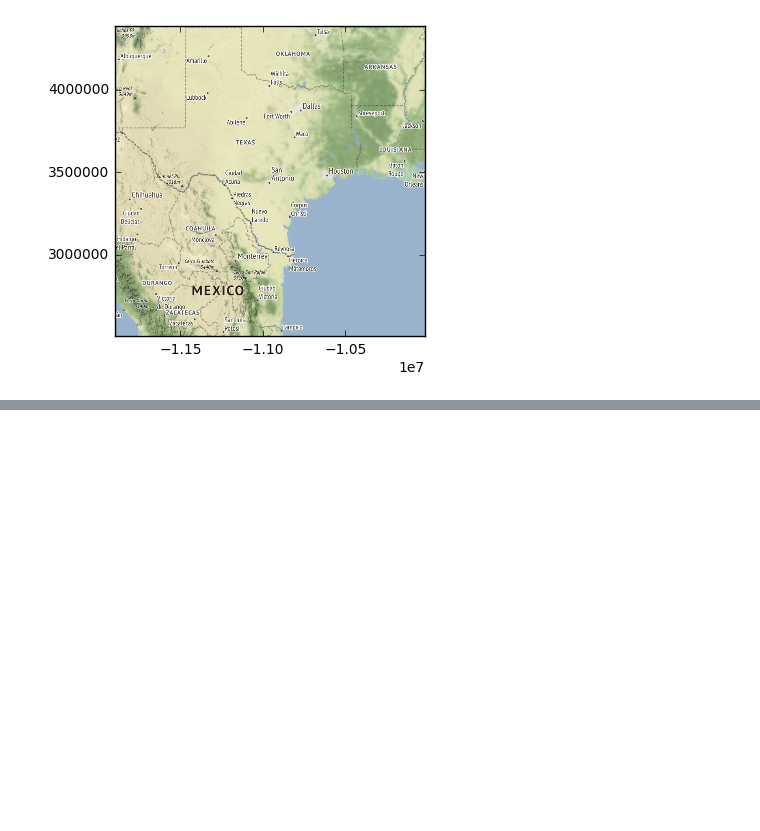
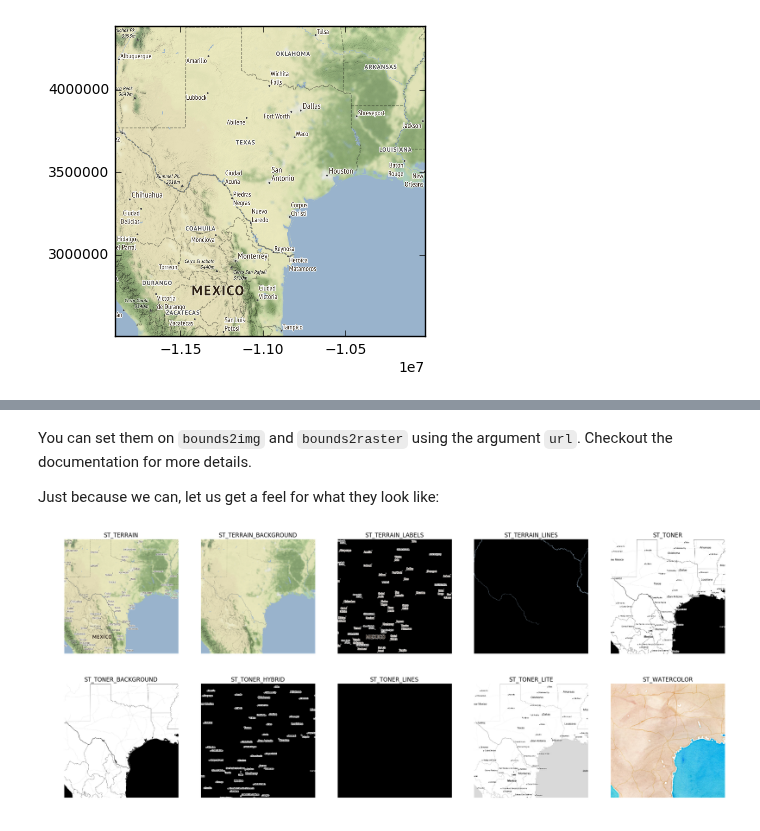
Before and after one commit to geopandas/contextily, a Jupyter notebook: contextily_guide.ipynb, the cells around one changed output, grey strips where cells are left out. Drawn from its saved outputs; the diff is of its cells as text; code cells hidden in the pictures; blank space fills up the shorter version.

```diff
--- a/contextily_guide.ipynb
+++ b/contextily_guide.ipynb
@@ -89,3 +94,0 @@ plt.imshow(sub, extent=(hou[0], hou[2], hou[1], hou[3]));
-# %%
-w, s, e, n = tx['TX'].bounds
-%time img, ext = ctx.bounds2img(w, s, e, n, 6)
@@ -103,7 +115,0 @@ plt.show()
-# %%
-f, ax = plt.subplots(1, figsize=(9, 9))
-bb = rtr.bounds
-ax.imshow(img, extent=ext)
-tx.to_crs(rtr.crs).plot(edgecolor='none', ax=ax)
-ax.set_axis_off()
-plt.show()
@@ -111,0 +120,3 @@ plt.show()
+# %%
+sources = [i for i in dir(ctx.tile_providers) if i[0]!='_']
+sources
@@ -111,0 +134,15 @@ plt.show()
+# %% [markdown]
+You can set them on `bounds2img` and `bounds2raster` using the argument `url`. Checkout the documentation for more details.
+
+Just because we can, let us get a feel for what they look like:
+# %%
+f, axs = plt.subplots(2, 5, figsize=(25, 10))
+axs = axs.flatten()
+for src, ax in zip(sources, axs):
+    img, ext = ctx.bounds2img(w, s, e, n, 6, url=getattr(ctx.sources, src), ll=True)
+    ax.imshow(img, extent=ext)
+    ax.set_title(src)
+    ax.set_axis_off()
+plt.show()
+# %% [output]
+[figure, added]
```
Also changed, not shown: parts of 33 cells of this notebook.
